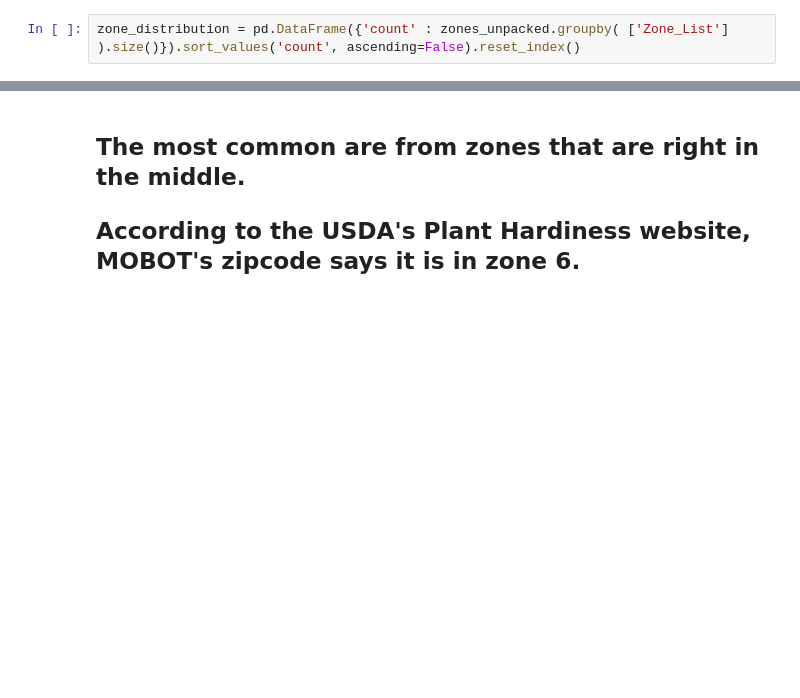
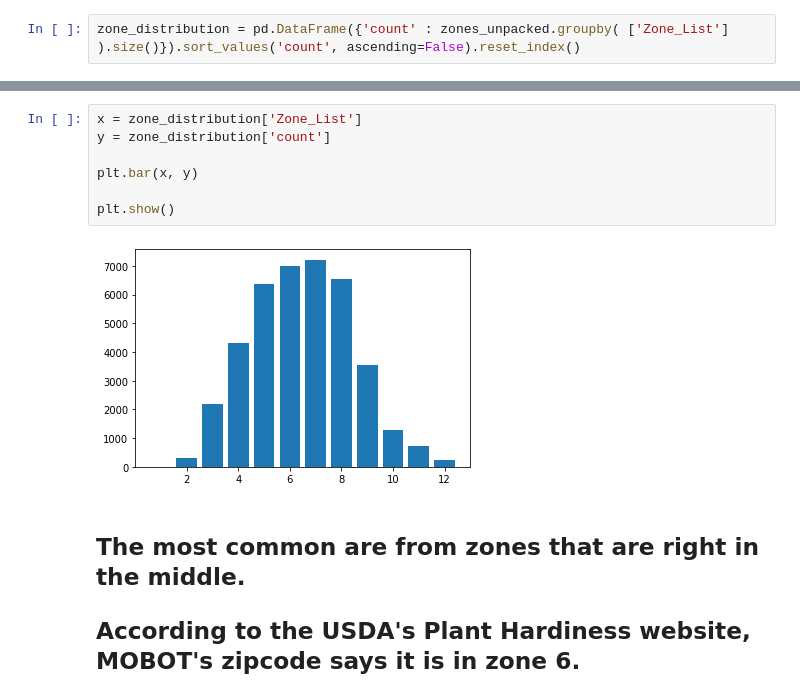
Before and after one commit to prairie-cybrarian/mobot_plant_finder, a Jupyter notebook: learn_da_mobot.ipynb, the cells around one changed output, grey strips where cells are left out. Saved outputs shown, nothing was run; the diff lists cells and outputs as text; blank space fills up the shorter version.

```diff
--- a/learn_da_mobot.ipynb
+++ b/learn_da_mobot.ipynb
@@ -244,3 +243,12 @@ iplot(zone_distribution_data, filename='jupyter-basic_bar_zone_list')
+# %%
+x = zone_distribution['Zone_List']
+y = zone_distribution['count']
+
+plt.bar(x, y)
+
+plt.show()
+# %% [output]
+[figure, added]
 # %% [markdown]
 ## The most common are from zones that are right in the middle.
 ## According to the USDA's Plant Hardiness website, MOBOT's zipcode says it is in zone 6.
```
Also changed, not shown: parts of 15 cells of this notebook, 1 other file.
